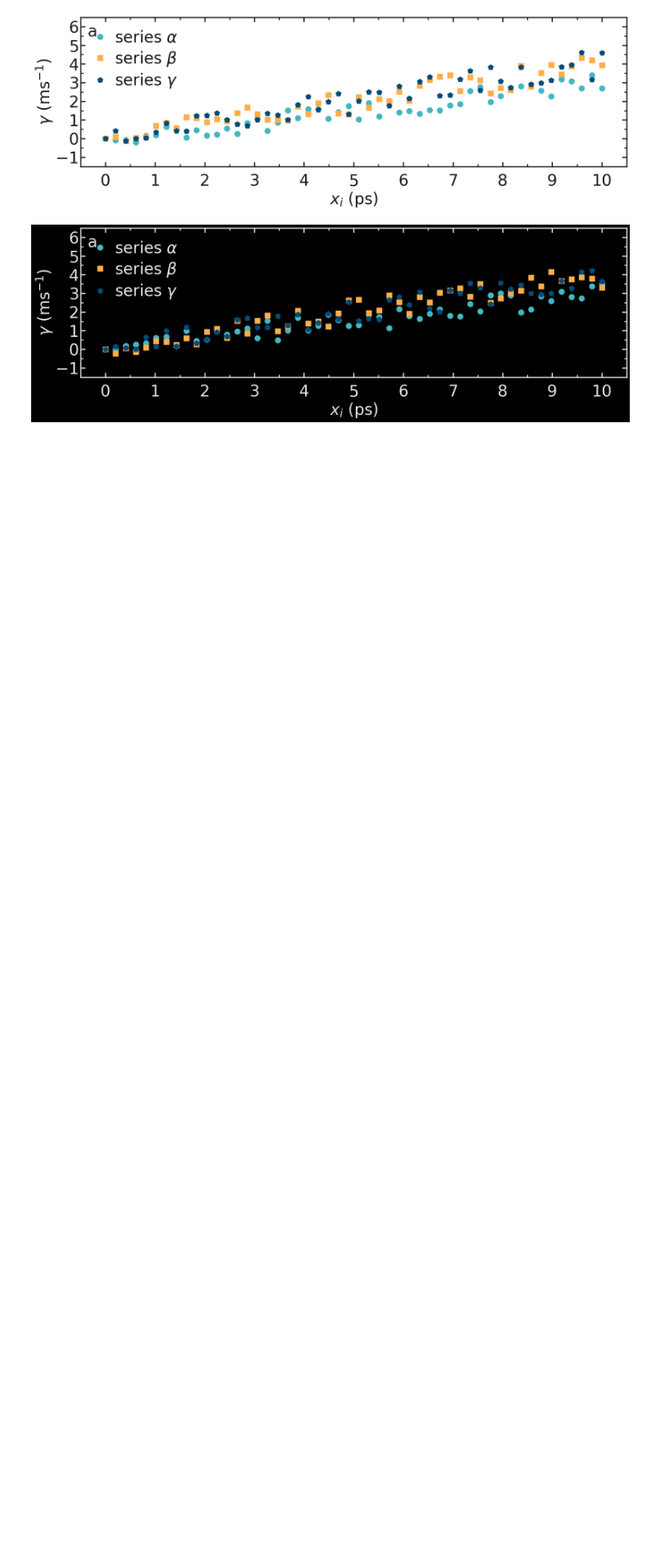
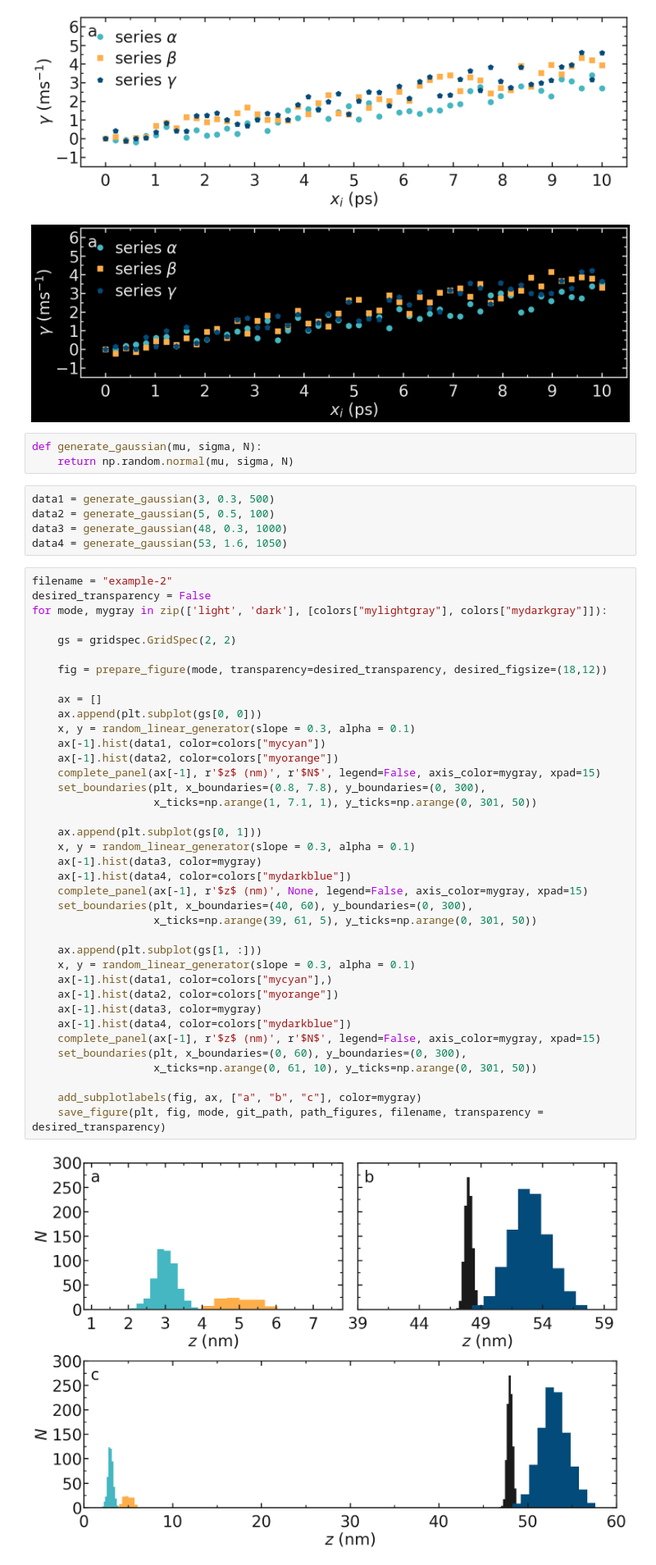
Before and after one commit to simongravelle/pyplot-perso, a Jupyter notebook: examples.ipynb, the cells around one changed output. Shown: that part at 82% size. Cells and saved outputs as stored; diff of their text form; blank space fills up the shorter version.

Commit message:
added more example

```diff
--- a/examples.ipynb
+++ b/examples.ipynb
@@ -40,3 +41,51 @@ for mode, mygray in zip(['light', 'dark'], [colors["mylightgray"], colors["mydar
 # %% [output]
 [figure]
 [figure]
+# %%
+def generate_gaussian(mu, sigma, N):
+    return np.random.normal(mu, sigma, N)
+# %%
+data1 = generate_gaussian(3, 0.3, 500)
+data2 = generate_gaussian(5, 0.5, 100)
+data3 = generate_gaussian(48, 0.3, 1000)
+data4 = generate_gaussian(53, 1.6, 1050)
+# %%
+filename = "example-2"
+desired_transparency = False
+for mode, mygray in zip(['light', 'dark'], [colors["mylightgray"], colors["mydarkgray"]]):
+
+    gs = gridspec.GridSpec(2, 2)
+
+    fig = prepare_figure(mode, transparency=desired_transparency, desired_figsize=(18,12))
+
+    ax = []
+    ax.append(plt.subplot(gs[0, 0]))
+    x, y = random_linear_generator(slope = 0.3, alpha = 0.1)
+    ax[-1].hist(data1, color=colors["mycyan"])
+    ax[-1].hist(data2, color=colors["myorange"])
+    complete_panel(ax[-1], r'$z$ (nm)', r'$N$', legend=False, axis_color=mygray, xpad=15)
+    set_boundaries(plt, x_boundaries=(0.8, 7.8), y_boundaries=(0, 300),
+                   x_ticks=np.arange(1, 7.1, 1), y_ticks=np.arange(0, 301, 50))
+
+    ax.append(plt.subplot(gs[0, 1]))
+    x, y = random_linear_generator(slope = 0.3, alpha = 0.1)
+    ax[-1].hist(data3, color=mygray)
+    ax[-1].hist(data4, color=colors["mydarkblue"])
+    complete_panel(ax[-1], r'$z$ (nm)', None, legend=False, axis_color=mygray, xpad=15)
+    set_boundaries(plt, x_boundaries=(40, 60), y_boundaries=(0, 300),
+                   x_ticks=np.arange(39, 61, 5), y_ticks=np.arange(0, 301, 50))
+
+    ax.append(plt.subplot(gs[1, :]))
+    x, y = random_linear_generator(slope = 0.3, alpha = 0.1)
+    ax[-1].hist(data1, color=colors["mycyan"],)
+    ax[-1].hist(data2, color=colors["myorange"])
+    ax[-1].hist(data3, color=mygray)
+    ax[-1].hist(data4, color=colors["mydarkblue"])
+    complete_panel(ax[-1], r'$z$ (nm)', r'$N$', legend=False, axis_color=mygray, xpad=15)
+    set_boundaries(plt, x_boundaries=(0, 60), y_boundaries=(0, 300),
+                   x_ticks=np.arange(0, 61, 10), y_ticks=np.arange(0, 301, 50))
+
+    add_subplotlabels(fig, ax, ["a", "b", "c"], color=mygray)
+    save_figure(plt, fig, mode, git_path, path_figures, filename, transparency = desired_transparency)
+# %% [output]
+[figure, added]
```
Also changed, not shown: parts of 2 cells of this notebook, 3 other files.
